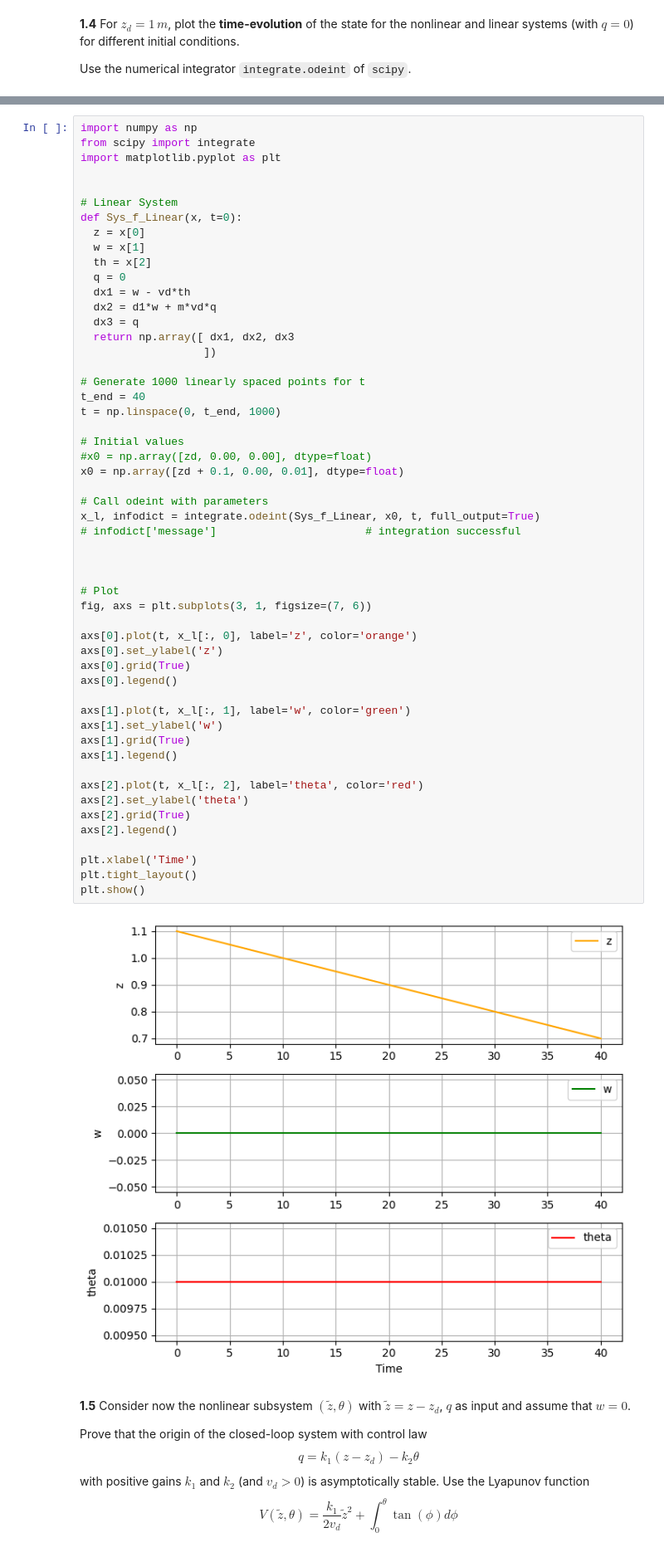
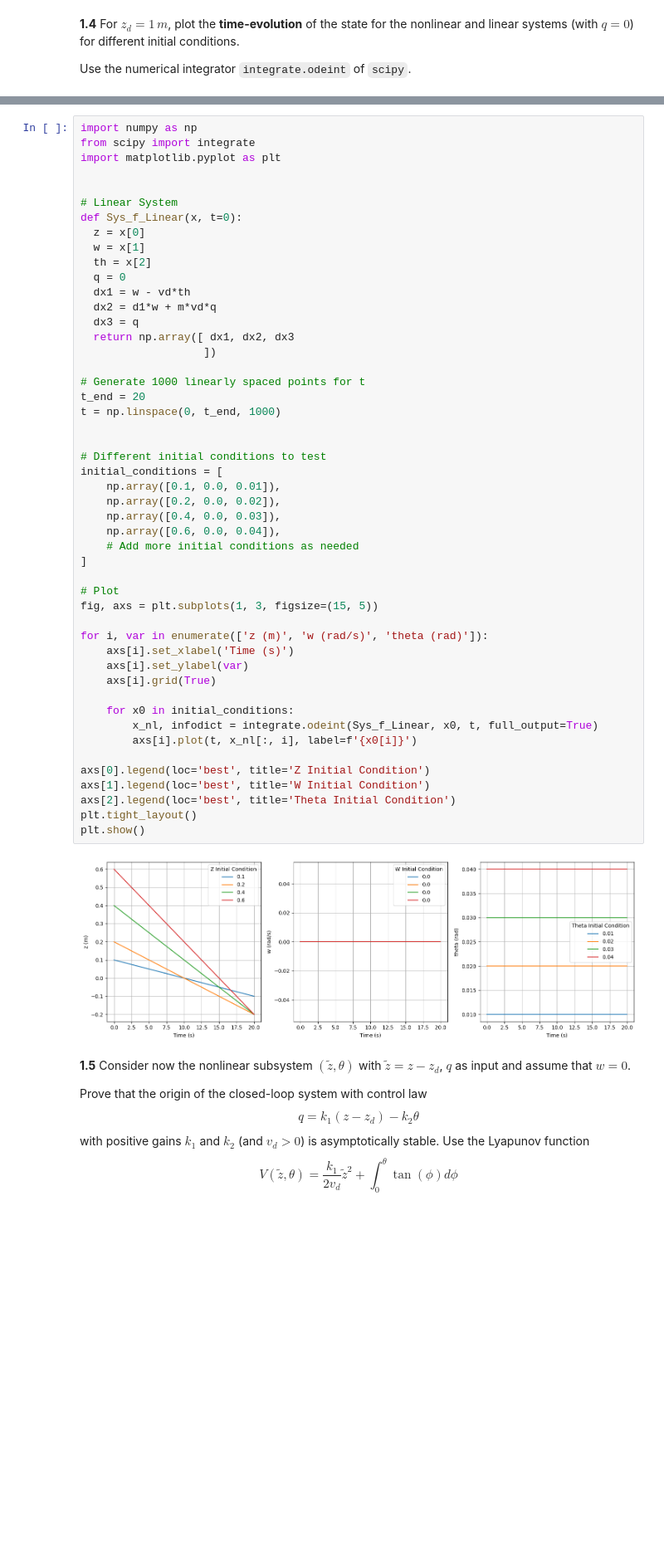
Before and after one commit to brumocas/CO_Projects, a Jupyter notebook: proj1/CO_project1.ipynb, the cells around one changed output, grey strips where cells are left out. Shown at 83% size. Cells and saved outputs as stored; diff of their text form; blank space fills up the shorter version.

```diff
--- a/proj1/CO_project1.ipynb
+++ b/proj1/CO_project1.ipynb
@@ -408,58 +400,54 @@ plt.show()
 # %%
 import numpy as np
 from scipy import integrate
 import matplotlib.pyplot as plt
 
 
 # Linear System
 def Sys_f_Linear(x, t=0):
   z = x[0]
   w = x[1]
   th = x[2]
   q = 0
   dx1 = w - vd*th
   dx2 = d1*w + m*vd*q
   dx3 = q
   return np.array([ dx1, dx2, dx3
                    ])
 
 # Generate 1000 linearly spaced points for t
-t_end = 40
+t_end = 20
 t = np.linspace(0, t_end, 1000)
 
-# Initial values
-#x0 = np.array([zd, 0.00, 0.00], dtype=float)
-x0 = np.array([zd + 0.1, 0.00, 0.01], dtype=float)
 
-# Call odeint with parameters
-x_l, infodict = integrate.odeint(Sys_f_Linear, x0, t, full_output=True)
-# infodict['message']                       # integration successful
-
-
+# Different initial conditions to test
+initial_conditions = [
+    np.array([0.1, 0.0, 0.01]),
+    np.array([0.2, 0.0, 0.02]),
+    np.array([0.4, 0.0, 0.03]),
+    np.array([0.6, 0.0, 0.04]),
+    # Add more initial conditions as needed
+]
 
 # Plot
-fig, axs = plt.subplots(3, 1, figsize=(7, 6))
+fig, axs = plt.subplots(1, 3, figsize=(15, 5))
 
-axs[0].plot(t, x_l[:, 0], label='z', color='orange')
-axs[0].set_ylabel('z')
-axs[0].grid(True)
-axs[0].legend()
+for i, var in enumerate(['z (m)', 'w (rad/s)', 'theta (rad)']):
+    axs[i].set_xlabel('Time (s)')
+    axs[i].set_ylabel(var)
+    axs[i].grid(True)
 
-axs[1].plot(t, x_l[:, 1], label='w', color='green')
-axs[1].set_ylabel('w')
-axs[1].grid(True)
-axs[1].legend()
+    for x0 in initial_conditions:
+        x_nl, infodict = integrate.odeint(Sys_f_Linear, x0, t, full_output=True)
+        axs[i].plot(t, x_nl[:, i], label=f'{x0[i]}')
 
-axs[2].plot(t, x_l[:, 2], label='theta', color='red')
-axs[2].set_ylabel('theta')
-axs[2].grid(True)
-axs[2].legend()
-
-plt.xlabel('Time')
+axs[0].legend(loc='best', title='Z Initial Condition')
+axs[1].legend(loc='best', title='W Initial Condition')
+axs[2].legend(loc='best', title='Theta Initial Condition')
 plt.tight_layout()
 plt.show()
 # %% [output]
-[figure, old version]
+[figure, new version]
 # %% [markdown]
 **1.5**
 Consider now the nonlinear subsystem $(\tilde z, \theta)$ with $\tilde z = z-z_d$, $q$ as input and assume that $w=0$.
```
Also changed, not shown: parts of 5 cells of this notebook.
